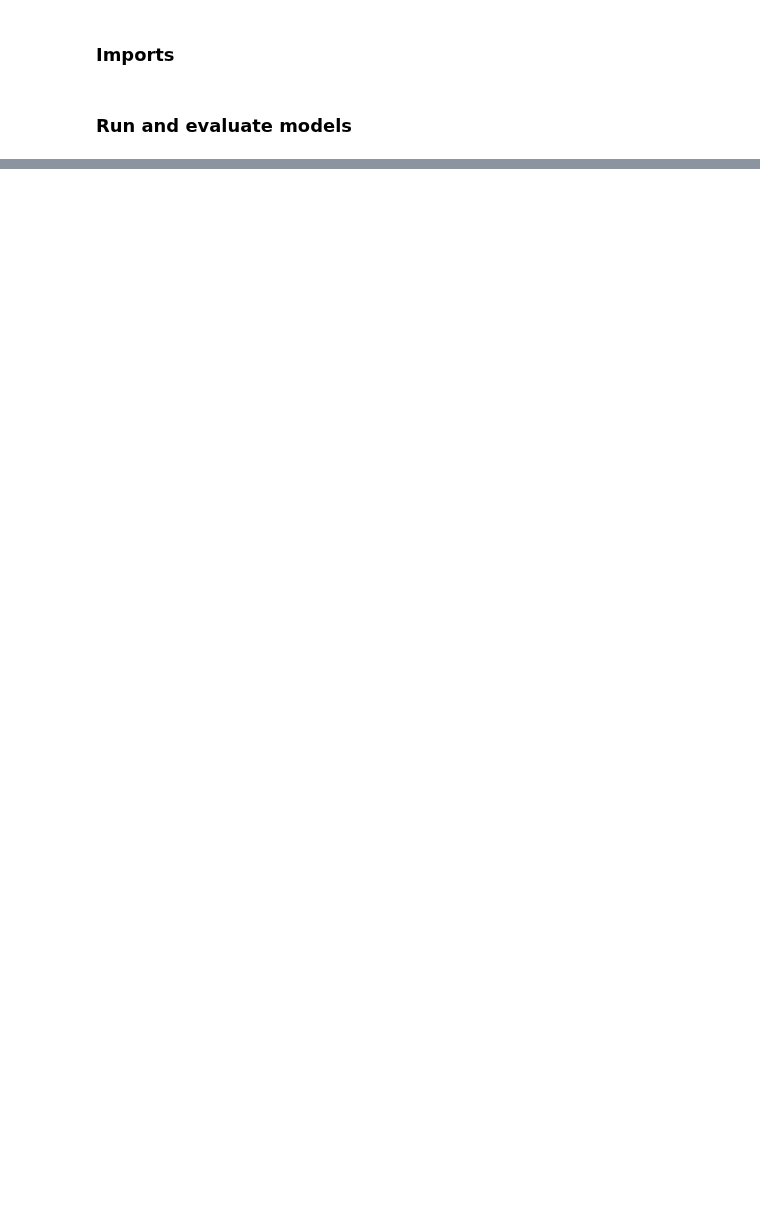
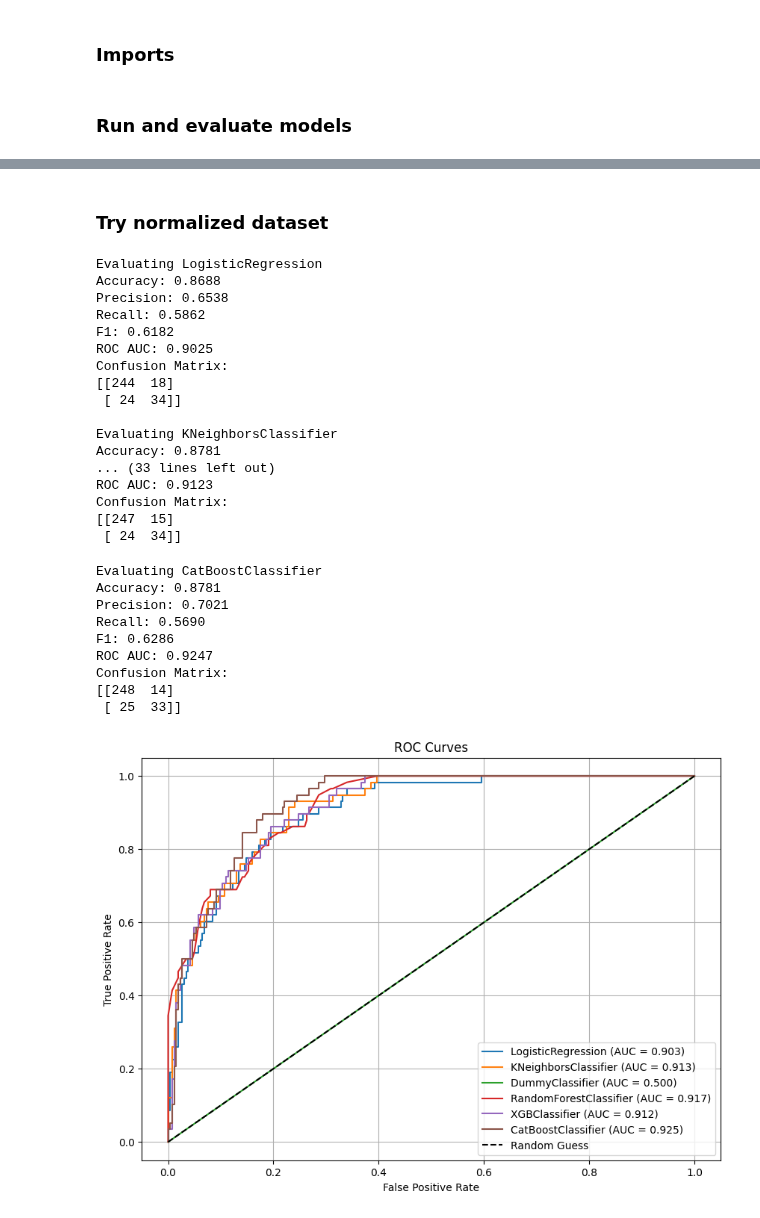
Before and after one commit to AlbertBS2/Predict-Bikes-Availability, a Jupyter notebook: main.ipynb, the cells around one changed output, grey strips where cells are left out. Drawn from its saved outputs; the diff is of its cells as text; code cells hidden in the pictures; blank space fills up the shorter version.

Commit message:
Feat: Add evaluation on normalized dataset and minor changes

```diff
--- a/main.ipynb
+++ b/main.ipynb
@@ -76,0 +77,54 @@ Confusion Matrix:
+# %% [markdown]
+### Try normalized dataset
+# %%
+# Load models from json files
+log_reg = load_model_from_json(LogisticRegression, 'output/best_params/logreg_best_params.json')
+knn = load_model_from_json(KNeighborsClassifier, 'output/best_params/knn_best_params.json')
+naive = DummyClassifier(strategy='most_frequent', random_state=0)
+rf = load_model_from_json(RandomForestClassifier, 'output/best_params/rf_best.json')
+xgb = load_model_from_json(XGBClassifier, 'output/best_params/xgb_best_params.json')
+cb = load_model_from_json(CatBoostClassifier, 'output/best_params/catboost_best_params.json')
+
+
+models = [log_reg, knn, naive, rf, xgb, cb]
+
+# Load data
+X_train, X_test, y_train, y_test = load_and_split_data("data/normalized_dataset.csv",
+                                                       target_column='increase_stock',
+                                                       class_zero='low_bike_demand',
+                                                       test_size=0.2,
+                                                       convert_cat_target=True,
+                                                       random_state=0)
+
+
+# Evaluate all models, and plot ROC curves
+results = fit_and_evaluate_multiple(models, X_train, y_train, X_test, y_test, verbose=True)
+plot_roc_curves(results)
+# %% [output]
+Evaluating LogisticRegression
+Accuracy: 0.8688
+Precision: 0.6538
+Recall: 0.5862
+F1: 0.6182
+ROC AUC: 0.9025
+Confusion Matrix:
+[[244  18]
+ [ 24  34]]
+
+Evaluating KNeighborsClassifier
+Accuracy: 0.8781
+... (33 lines left out)
+ROC AUC: 0.9123
+Confusion Matrix:
+[[247  15]
+ [ 24  34]]
+Evaluating CatBoostClassifier
+Accuracy: 0.8781
+Precision: 0.7021
+Recall: 0.5690
+F1: 0.6286
+ROC AUC: 0.9247
+Confusion Matrix:
+[[248  14]
+ [ 25  33]]
+[figure, added]
```
Also changed, not shown: parts of 2 cells of this notebook.
